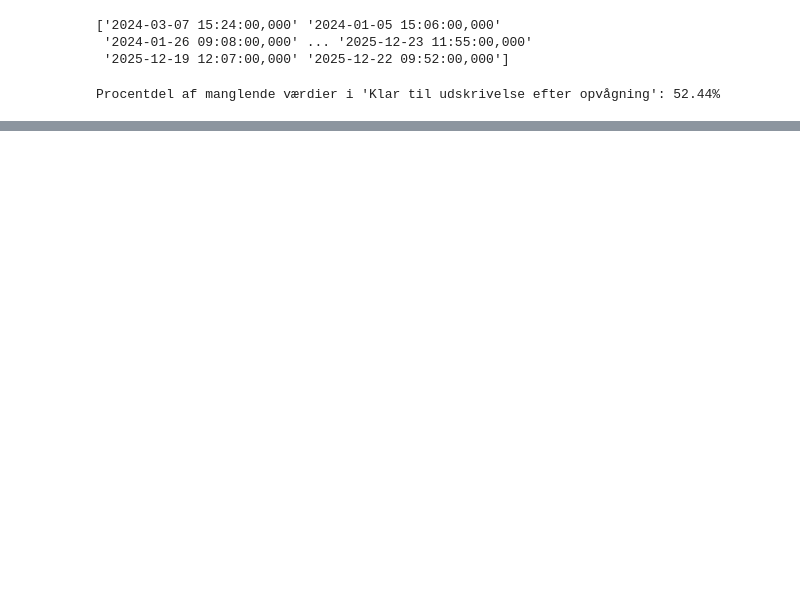
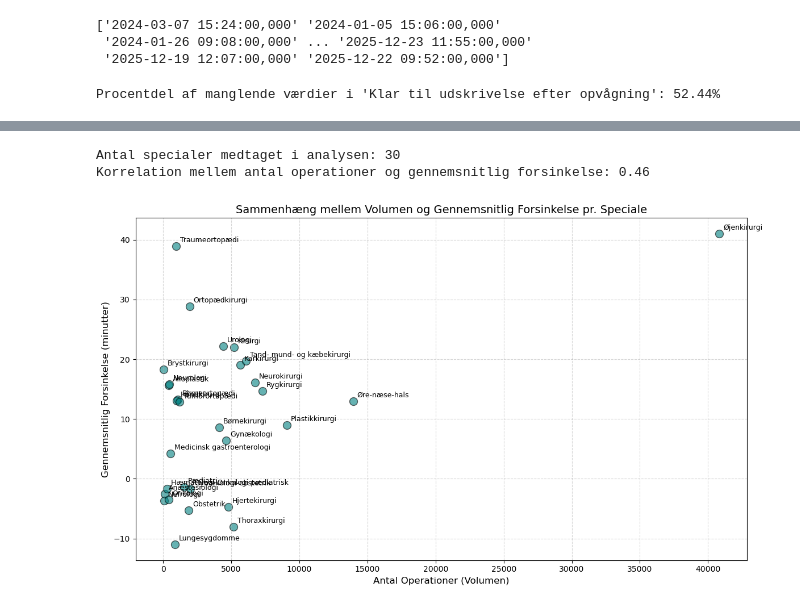
Before and after one commit to killermort9/AnalyticsToAction, a Jupyter notebook: FRIDA.ipynb, the cells around one changed output, grey strips where cells are left out. Saved outputs shown, nothing was run; the diff lists cells and outputs as text; code cells hidden in the pictures; blank space fills up the shorter version.

Commit message:
forsinkelse i løbet af dag og uge undersøgelse

```diff
--- a/FRIDA.ipynb
+++ b/FRIDA.ipynb
@@ -115,4 +95,10 @@ print(df_complete_wo['Patient forlader afdeling'].unique())
 ['2024-03-07 15:24:00,000' '2024-01-05 15:06:00,000'
  '2024-01-26 09:08:00,000' ... '2025-12-23 11:55:00,000'
  '2025-12-19 12:07:00,000' '2025-12-22 09:52:00,000']
+# %%
+datetime_variables = ['Dato', 'Pt ankommet til hospitalet', 'Planlagt stue klargøring start', 'Planlagt stue klargøring start', 'Stue klargøring start', 'Stue klargjort', 'Patient på stuen', 'Patient på stuen (Planlagt)', 'Procedure start', 'Procedure slut', 'Patient klar til afgang', 'Patient forlader stuen (Planlagt)', 'Patient forlader stuen', 'Stue rengjort (Planlagt)', 'Stue rengøring start', 'Stue rengjort', 'Patient forlader afdeling']
+# %%
+# Make datetime objects
+for i in datetime_variables:
+    df_complete_wo[i] = pd.to_datetime(df_complete_wo[i], format='%Y-%m-%d %H:%M:%S,%f')
 # %%
@@ -124,0 +126,43 @@ Procentdel af manglende værdier i 'Klar til udskrivelse efter opvågning': 52.4
+# %%
+import pandas as pd
+import matplotlib.pyplot as plt
+
+# 1. Gruppér data efter 'Speciale' og beregn antal og gennemsnitlig forsinkelse
+stats_df = df_complete_wo.groupby('Speciale')['Forsinkelse (minutter)'].agg(['count', 'mean']).reset_index()
+
+# Omdøb kolonnerne for overskuelighed
+stats_df.columns = ['Speciale', 'Antal_Operationer', 'Gns_Forsinkelse']
+
+# 2. Filtrér specialer med meget få operationer (valgfrit - her sat til min. 5 operationer)
+# Dette gøres for at undgå at specialer med f.eks. kun 1 operation skævvrider billedet
+stats_df = stats_df[stats_df['Antal_Operationer'] >= 10]
+
+# 3. Beregn korrelationen (Pearson)
+korrelation = stats_df['Antal_Operationer'].corr(stats_df['Gns_Forsinkelse'])
+
+print(f"Antal specialer medtaget i analysen: {len(stats_df)}")
+print(f"Korrelation mellem antal operationer og gennemsnitlig forsinkelse: {korrelation:.2f}")
+
+# 4. scatter plot til visualisering
+plt.figure(figsize=(12, 7))
+plt.scatter(stats_df['Antal_Operationer'], stats_df['Gns_Forsinkelse'],
+            alpha=0.6, s=100, color='teal', edgecolor='black')
+
+# Tilføj navne på de enkelte specialer ved hvert punkt (hvis der ikke er for mange)
+for i, row in stats_df.iterrows():
+    plt.annotate(row['Speciale'],
+                 (row['Antal_Operationer'], row['Gns_Forsinkelse']),
+                 xytext=(5, 5), textcoords='offset points', fontsize=9)
+
+# Tilføj titler og labels
+plt.title('Sammenhæng mellem Volumen og Gennemsnitlig Forsinkelse pr. Speciale', fontsize=14)
+plt.xlabel('Antal Operationer (Volumen)', fontsize=12)
+plt.ylabel('Gennemsnitlig Forsinkelse (minutter)', fontsize=12)
+plt.grid(True, linestyle='--', alpha=0.5)
+
+plt.tight_layout()
+plt.show()
+# %% [output]
+Antal specialer medtaget i analysen: 30
+Korrelation mellem antal operationer og gennemsnitlig forsinkelse: 0.46
+[figure, added]
```
Also changed, not shown: parts of 18 cells of this notebook.
